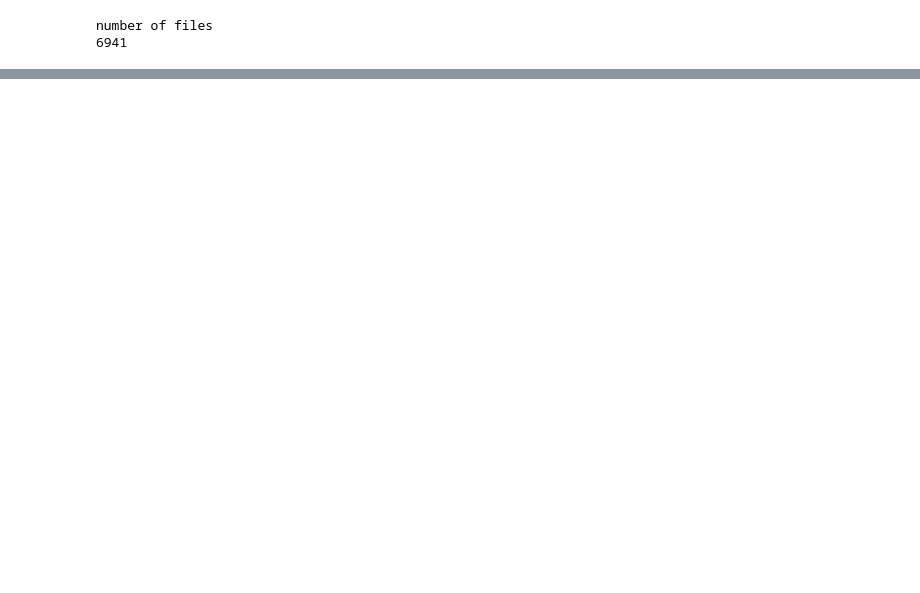
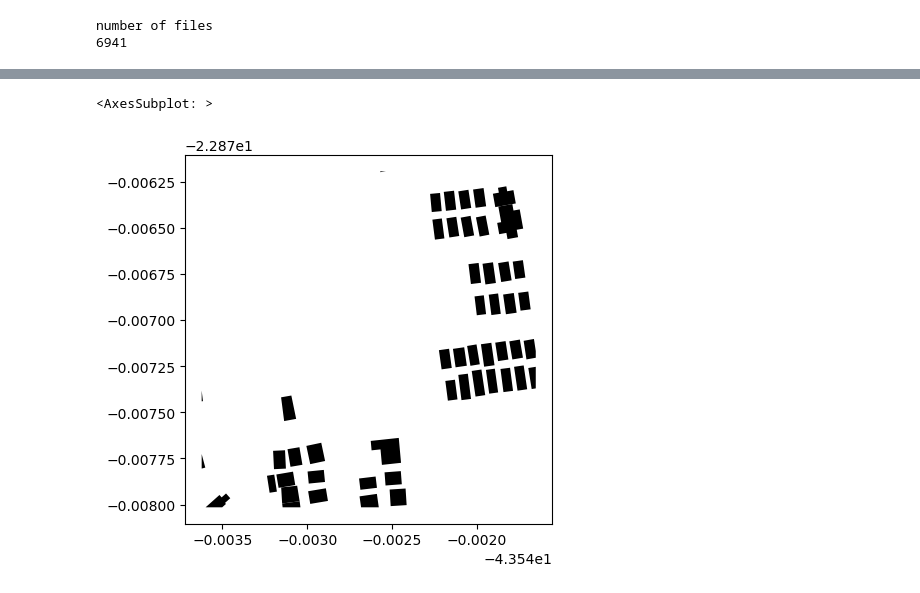
Before and after one commit to Henry-D-W/spacenet, a Jupyter notebook: notebooks/eda.ipynb, the cells around one changed output, grey strips where cells are left out. Cells and saved outputs as stored; diff of their text form; code cells hidden in the pictures; blank space fills up the shorter version.

```diff
--- a/notebooks/eda.ipynb
+++ b/notebooks/eda.ipynb
@@ -28,0 +153,6 @@ ModuleNotFoundError: No module named 'rasterio'
+# %%
+import geopandas as gpd
+import matplotlib.pyplot as plt
+%matplotlib inline
+
+geoFileInfo = gpd.read_file('c:/Users/henry/Documents/GitHub/spacenet/data/interim/geojson/Geo_AOI_1_RIO_img5792.geojson')
@@ -28,0 +179,5 @@ ModuleNotFoundError: No module named 'rasterio'
+# %%
+geoFileInfo.plot(color='black')
+# %% [output]
+<AxesSubplot: >
+[figure, added]
```
Also changed, not shown: parts of 21 cells of this notebook.
